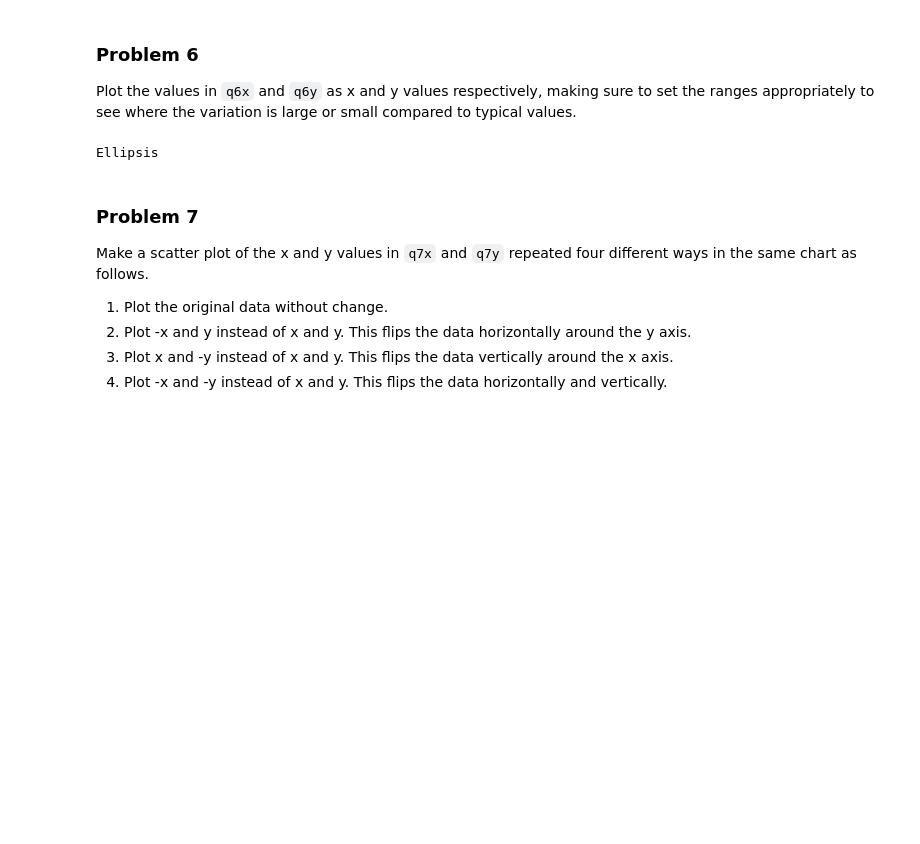
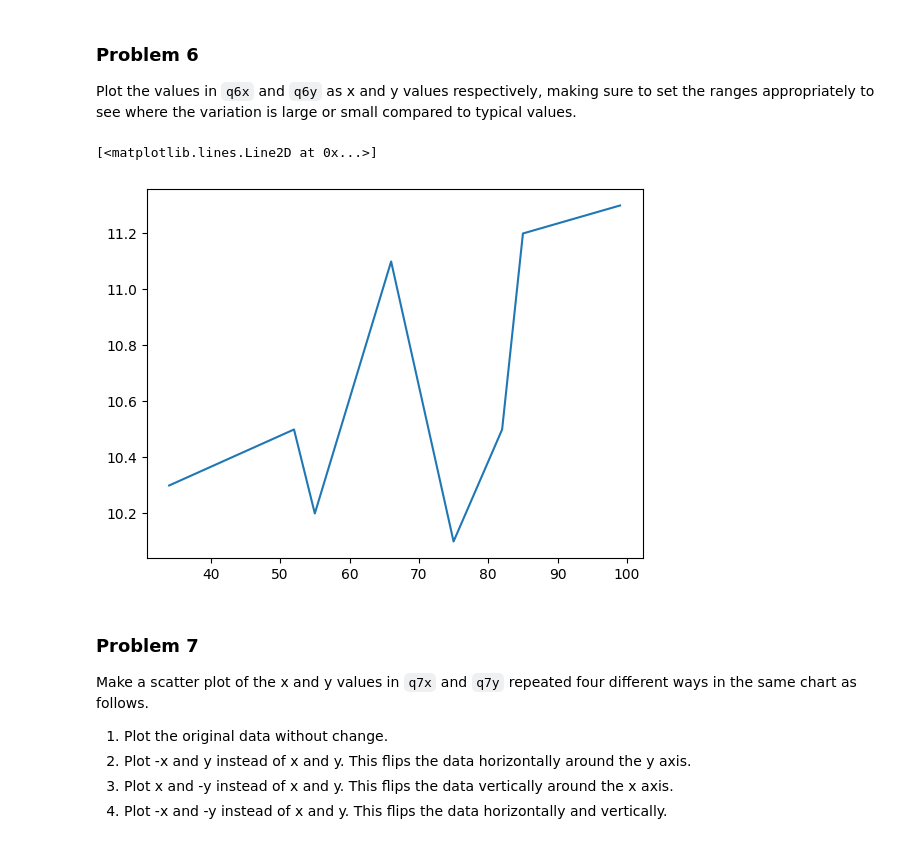
Before and after one commit to aidandig/dx602-homework-05, a Jupyter notebook: homework.ipynb, the cells around one changed output. Saved outputs shown, nothing was run; the diff lists cells and outputs as text; code cells hidden in the pictures; blank space fills up the shorter version.

```diff
--- a/homework.ipynb
+++ b/homework.ipynb
@@ -176,9 +176,10 @@ q6y = [10.3, 10.5, 10.2, 11.1, 10.1, 10.5, 11.2, 11.3]
 # %%
 # YOUR CHANGES HERE
 
-...
+plt.plot(q6x, q6y)
 # %% [output]
-Ellipsis
+[<matplotlib.lines.Line2D at 0x...>]
+[figure, added]
 # %% [markdown]
 ### Problem 7
 
```
